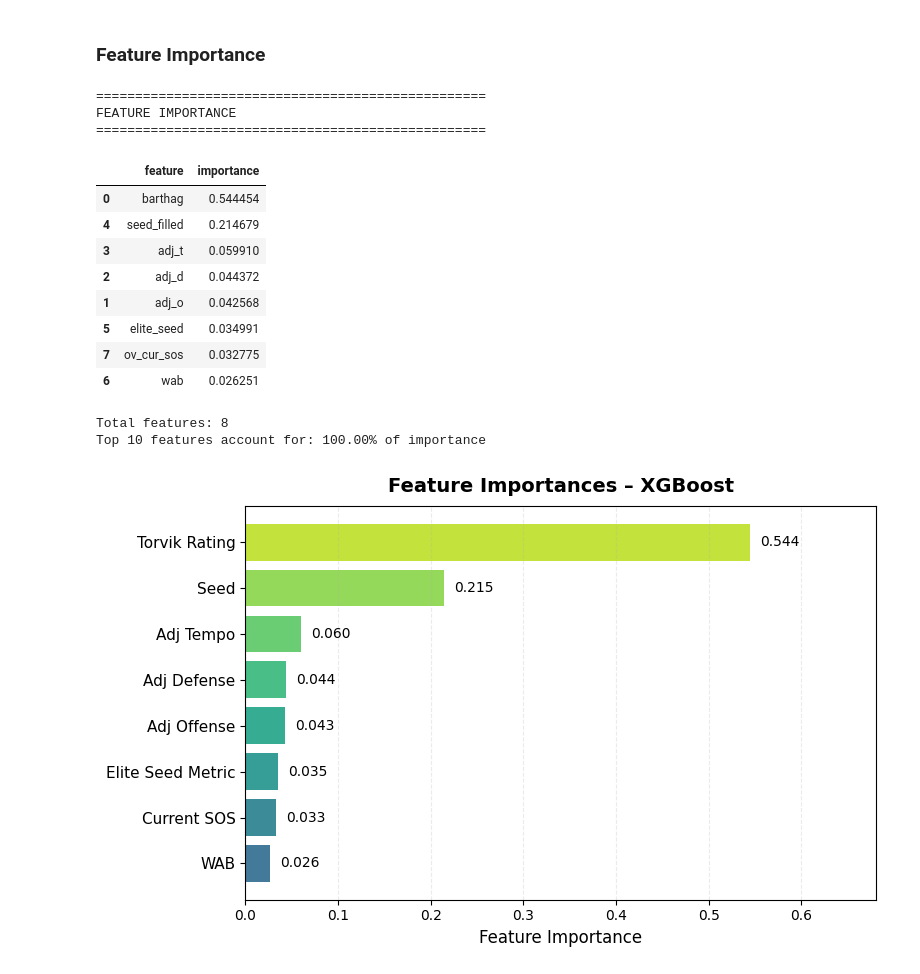
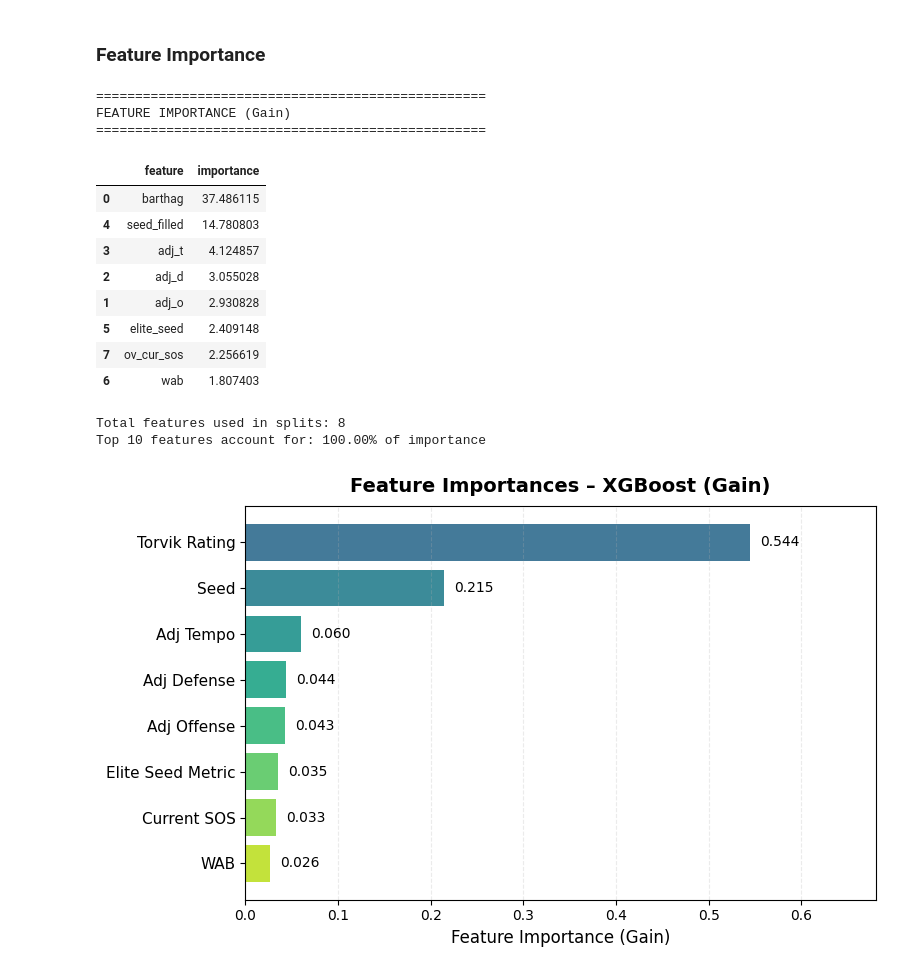
Before and after one commit to connork116/Final-Four-Predictor, a Jupyter notebook: notebooks/xgboost.ipynb, the cells around one changed output. Cells and saved outputs as stored; diff of their text form; code cells hidden in the pictures.

Commit message:
fixed visuals

```diff
--- a/notebooks/xgboost.ipynb
+++ b/notebooks/xgboost.ipynb
@@ -384,35 +384,42 @@ weighted avg       0.99      0.99      0.99      1083
 # %% [markdown]
 ### Feature Importance
 # %%
-# Feature importance from XGBoost
-# XGBoost has multiple importance types: 'weight', 'gain', 'cover'
-feature_importance = pd.DataFrame({
-    'feature': features,
-    'importance': xgb_model.feature_importances_  # Default is 'weight'
-}).sort_values('importance', ascending=False)
+# Get gain-based feature importance from XGBoost
+booster = xgb_model.get_booster()
+
+importance_dict = booster.get_score(importance_type='gain')
+
+# Convert to DataFrame
+feature_importance = (
+    pd.DataFrame(list(importance_dict.items()), columns=['feature', 'importance'])
+    .sort_values('importance', ascending=False)
+)
 
 print("="*50)
-print("FEATURE IMPORTANCE")
+print("FEATURE IMPORTANCE (Gain)")
 print("="*50)
 display(feature_importance.head(20))
 
+# Normalize importance so it sums to 1 (optional but useful)
+feature_importance['importance'] = feature_importance['importance'] / feature_importance['importance'].sum()
+
 # Summary statistics
-print(f"\nTotal features: {len(feature_importance)}")
+print(f"\nTotal features used in splits: {len(feature_importance)}")
 print(f"Top 10 features account for: {feature_importance.head(10)['importance'].sum():.2%} of importance")
 # %% [output]
 ==================================================
-FEATURE IMPORTANCE
+FEATURE IMPORTANCE (Gain)
 ==================================================
 |  | feature | importance |
-| 0 | barthag | 0.544454 |
-| 4 | seed_filled | 0.214679 |
-| 3 | adj_t | 0.059910 |
-| 2 | adj_d | 0.044372 |
-| 1 | adj_o | 0.042568 |
-| 5 | elite_seed | 0.034991 |
-| 7 | ov_cur_sos | 0.032775 |
-| 6 | wab | 0.026251 |
+| 0 | barthag | 37.486115 |
+| 4 | seed_filled | 14.780803 |
+| 3 | adj_t | 4.124857 |
+| 2 | adj_d | 3.055028 |
+| 1 | adj_o | 2.930828 |
+| 5 | elite_seed | 2.409148 |
+| 7 | ov_cur_sos | 2.256619 |
+| 6 | wab | 1.807403 |
-Total features: 8
+Total features used in splits: 8
 Top 10 features account for: 100.00% of importance
 # %%
 label_map = {
@@ -422,41 +429,48 @@ label_map = {
     "adj_d": "Adj Defense",
     "adj_o": "Adj Offense",
     "elite_seed": "Elite Seed Metric",
     "ov_cur_sos": "Current SOS",
     "wab": "WAB"
 }
-df['clean_label'] = df['feature'].map(label_map).fillna(df['feature'])
+
+# Sort descending
+feature_importance = feature_importance.sort_values('importance', ascending=False)
+
+# Apply label mapping
+feature_importance['clean_label'] = feature_importance['feature'].map(label_map).fillna(feature_importance['feature'])
 
 plt.figure(figsize=(8, 5))
 ax = plt.gca()
 
-y_pos = np.arange(len(df))
-colors = plt.cm.viridis(np.linspace(0.35, 0.9, len(df)))
-bars = ax.barh(y_pos, df['importance'], color=colors, alpha=0.9)
+y_pos = np.arange(len(feature_importance))
+colors = plt.cm.viridis(np.linspace(0.35, 0.9, len(feature_importance)))
 
+bars = ax.barh(y_pos, feature_importance['importance'], color=colors, alpha=0.9)
 
-max_val = df['importance'].max()
+max_val = feature_importance['importance'].max()
 ax.set_xlim(0, max_val * 1.25)
 
 ax.set_yticks(y_pos)
-ax.set_yticklabels(df['clean_label'], fontsize=11)
+ax.set_yticklabels(feature_importance['clean_label'], fontsize=11)
 
-ax.set_xlabel('Feature Importance', fontsize=12)
-ax.set_title('Feature Importances – XGBoost', fontsize=14, fontweight='bold', pad=10)
+# Put largest bar at the top
+ax.invert_yaxis()
+
+ax.set_xlabel('Feature Importance (Gain)', fontsize=12)
+ax.set_title('Feature Importances – XGBoost (Gain)', fontsize=14, fontweight='bold', pad=10)
 
 ax.grid(axis='x', linestyle='--', alpha=0.25)
 
-
-for bar, val in zip(bars, df['importance']):
+for bar, val in zip(bars, feature_importance['importance']):
     ax.text(
         val + max_val * 0.02,
         bar.get_y() + bar.get_height() / 2,
         f'{val:.3f}',
         va='center',
         fontsize=10
     )
 
 plt.tight_layout()
 plt.show()
 # %% [output]
-[figure, old version]
+[figure, new version]
```
Also changed, not shown: 1 other file.
